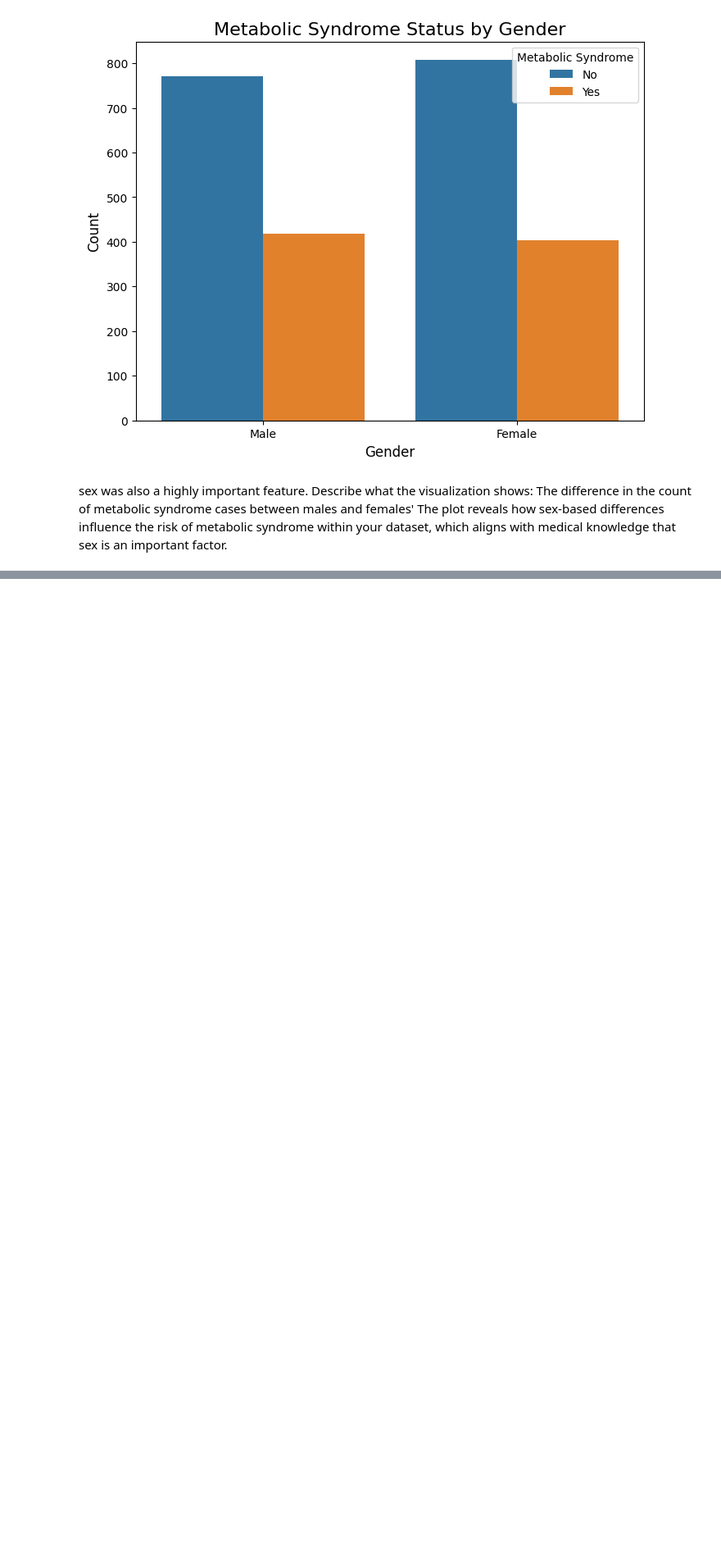
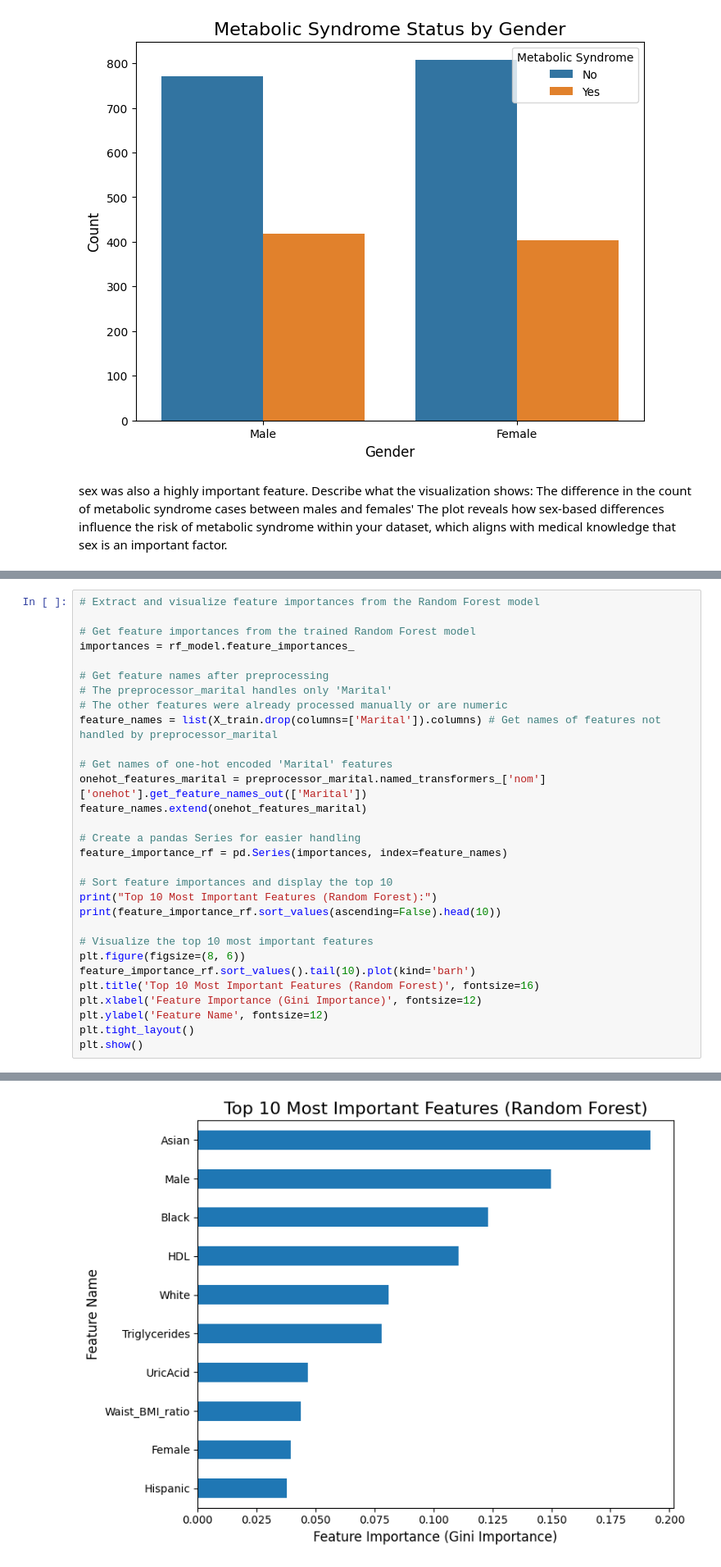
Before and after one commit to YaraMansour1985/prediction-of-Product-Sales, a Jupyter notebook: project4.ipynb, the cells around one changed output, grey strips where cells are left out. Shown at 82% size. Saved outputs shown, nothing was run; the diff lists cells and outputs as text; blank space fills up the shorter version.

```diff
--- a/project4.ipynb
+++ b/project4.ipynb
@@ -498,0 +837,31 @@ Describe what the visualization shows: The difference in the count of metabolic
+# %%
+# Extract and visualize feature importances from the Random Forest model
+
+# Get feature importances from the trained Random Forest model
+importances = rf_model.feature_importances_
+
+# Get feature names after preprocessing
+# The preprocessor_marital handles only 'Marital'
+# The other features were already processed manually or are numeric
+feature_names = list(X_train.drop(columns=['Marital']).columns) # Get names of features not handled by preprocessor_marital
+
+# Get names of one-hot encoded 'Marital' features
+onehot_features_marital = preprocessor_marital.named_transformers_['nom']['onehot'].get_feature_names_out(['Marital'])
+feature_names.extend(onehot_features_marital)
+
+# Create a pandas Series for easier handling
+feature_importance_rf = pd.Series(importances, index=feature_names)
+
+# Sort feature importances and display the top 10
+print("Top 10 Most Important Features (Random Forest):")
+print(feature_importance_rf.sort_values(ascending=False).head(10))
+
+# Visualize the top 10 most important features
+plt.figure(figsize=(8, 6))
+feature_importance_rf.sort_values().tail(10).plot(kind='barh')
+plt.title('Top 10 Most Important Features (Random Forest)', fontsize=16)
+plt.xlabel('Feature Importance (Gini Importance)', fontsize=12)
+plt.ylabel('Feature Name', fontsize=12)
+plt.tight_layout()
+plt.show()
+# %% [output]
@@ -498,0 +880 @@ Describe what the visualization shows: The difference in the count of metabolic
+[figure, added]
```
Also changed, not shown: parts of 29 cells of this notebook.
